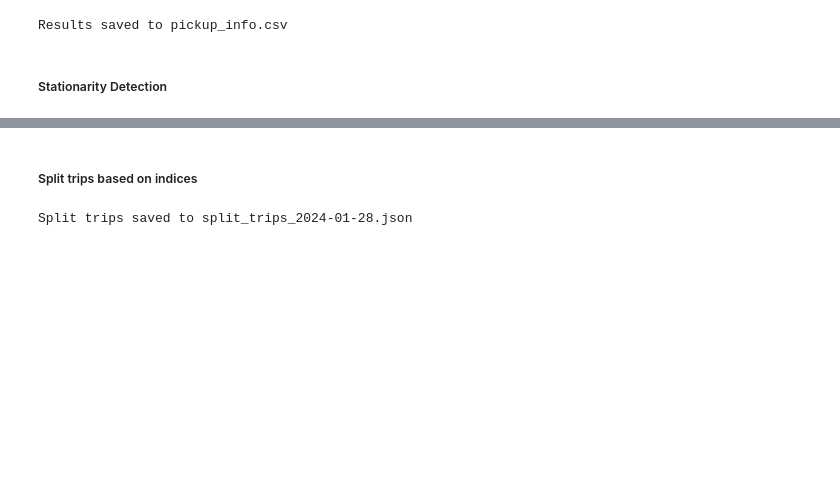
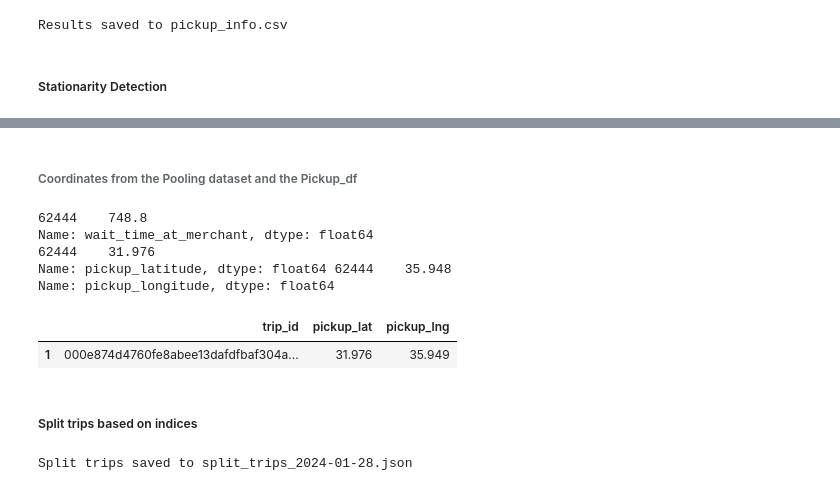
Before and after one commit to nadabadawi/eta-rfr, a Jupyter notebook: careem_rfr_v2.1.ipynb, the cells around one changed output, grey strips where cells are left out. Drawn from its saved outputs; the diff is of its cells as text; code cells hidden in the pictures; blank space fills up the shorter version.

```diff
--- a/careem_rfr_v2.1.ipynb
+++ b/careem_rfr_v2.1.ipynb
@@ -588,3 +645,22 @@ Stationary intervals saved to trip_stationary_intervals.csv
+# %% [markdown]
+###### Coordinates from the Pooling dataset and the Pickup_df
+# %%
+# extract the entry where the booking_id = 000c3d26955e90c6218695a72ae4c3255580319a1cb8ac045bf733379c9e2bdd
+match = df_pooling[df_pooling['booking_id'] == '000e874d4760fe8abee13dafdfbaf304ad4964a7f2f2e7ede42db516dec685d7']
+print(match['wait_time_at_merchant'] * 60)
+print(match['pickup_latitude'], match['pickup_longitude'])
+# %% [output]
+62444    748.8
+Name: wait_time_at_merchant, dtype: float64
+62444    31.976
+Name: pickup_latitude, dtype: float64 62444    35.948
+Name: pickup_longitude, dtype: float64
+# %%
+# search for the trip_id 0595015a0e01509f3e2e5585b3f55ee76354d3b2d3919726c2c1ffbce0b8c049 in pickup_df
+pickup_df[pickup_df['trip_id'] == '000e874d4760fe8abee13dafdfbaf304ad4964a7f2f2e7ede42db516dec685d7']
+# %% [output]
+|  | trip_id | pickup_lat | pickup_lng |
+| 1 | 000e874d4760fe8abee13dafdfbaf304a... | 31.976 | 35.949 |
 # %% [markdown]
 ##### Split trips based on indices
 # %%
```
Also changed, not shown: parts of 20 cells of this notebook, 11 other files.
